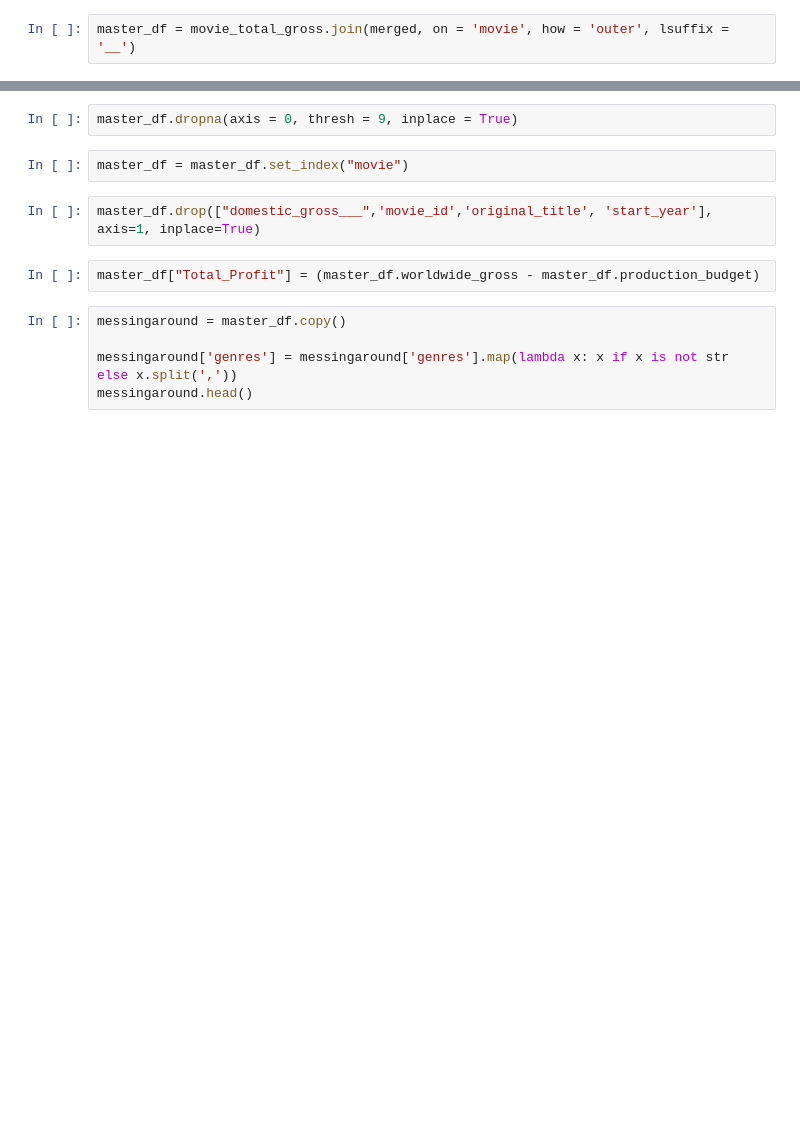
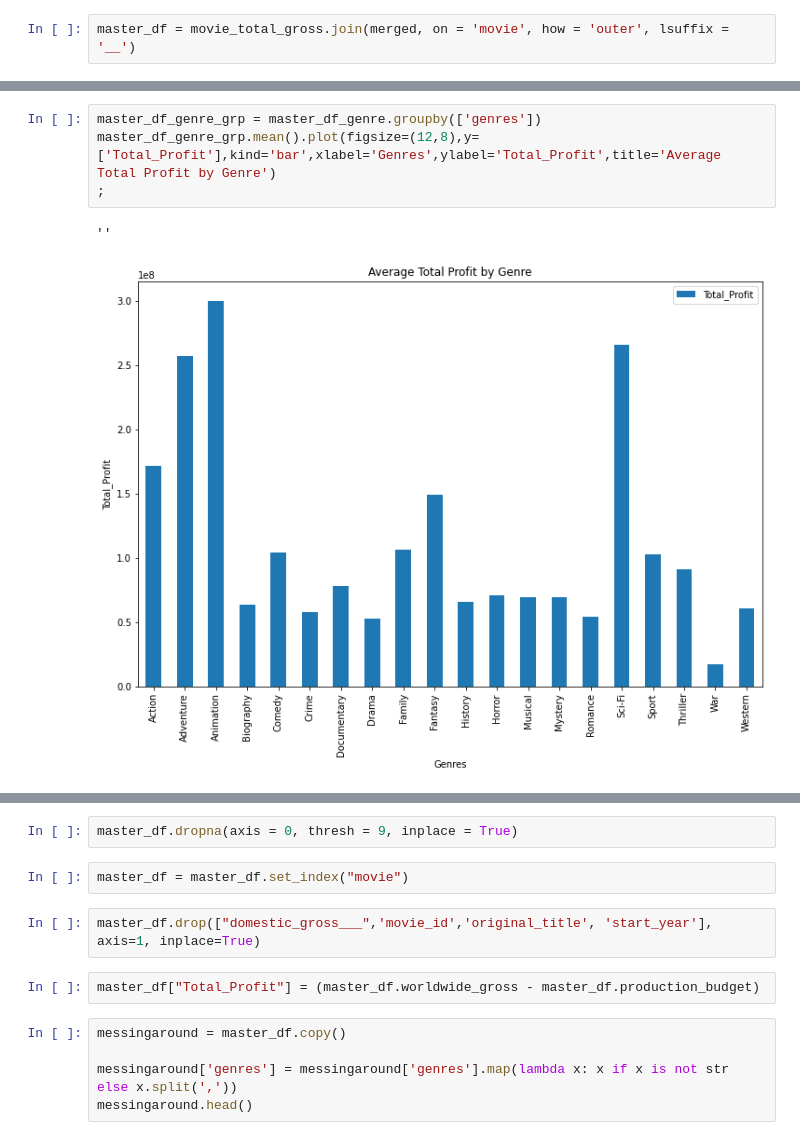
Before and after one commit to jacrivera/AI-Academy-Semester-1-Capstone-Group-5, a Jupyter notebook: Jack-Personal-Workbook.ipynb, the cells around one changed output, grey strips where cells are left out. Saved outputs shown, nothing was run; the diff lists cells and outputs as text; blank space fills up the shorter version.

```diff
--- a/Jack-Personal-Workbook.ipynb
+++ b/Jack-Personal-Workbook.ipynb
@@ -201,0 +244,7 @@ master_df = movie_total_gross.join(merged, on = 'movie', how = 'outer', lsuffix
+# %%
+master_df_genre_grp = master_df_genre.groupby(['genres'])
+master_df_genre_grp.mean().plot(figsize=(12,8),y=['Total_Profit'],kind='bar',xlabel='Genres',ylabel='Total_Profit',title='Average Total Profit by Genre')
+;
+# %% [output]
+''
+[figure, added]
```
Also changed, not shown: parts of 15 cells of this notebook, 2 other files.
